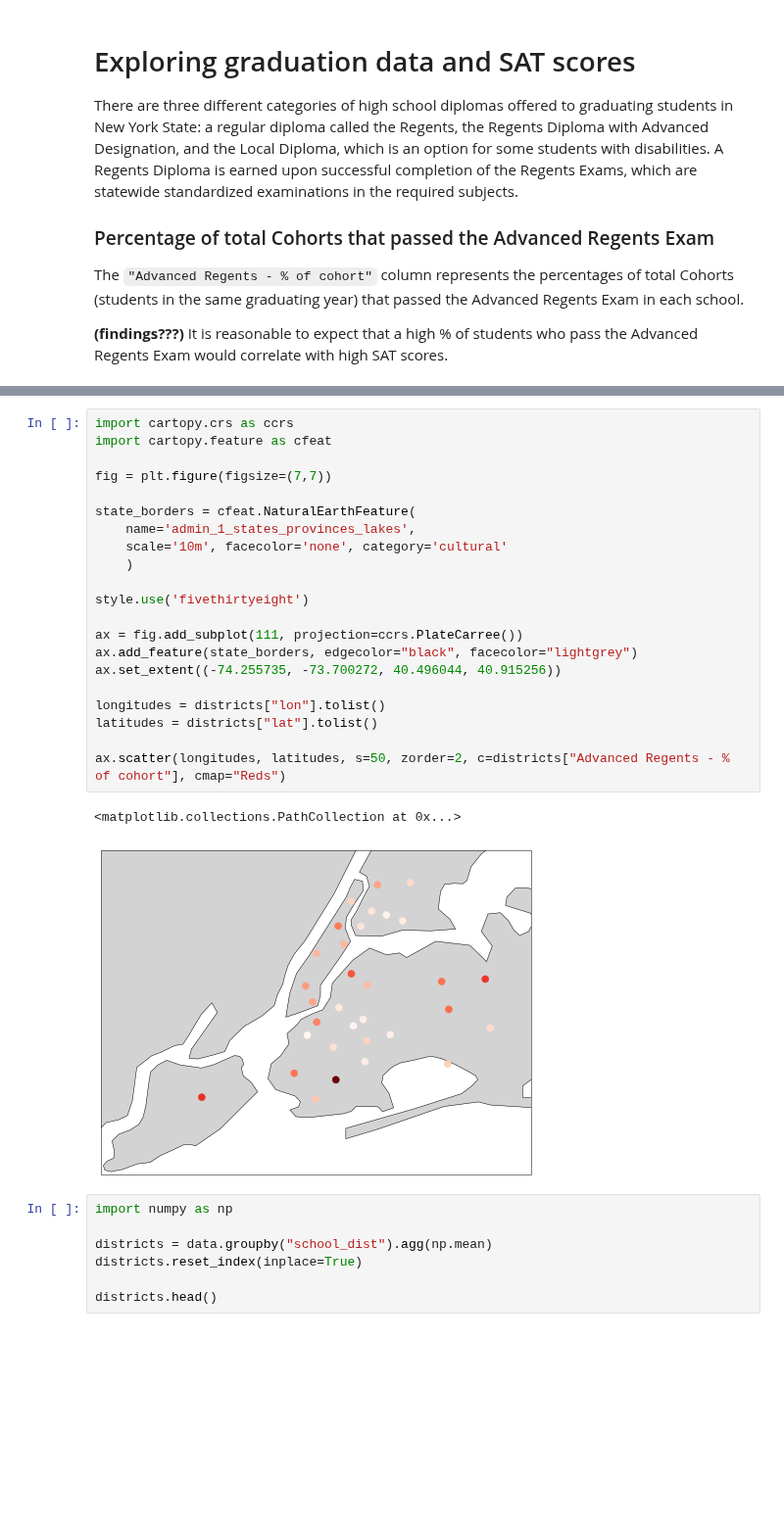
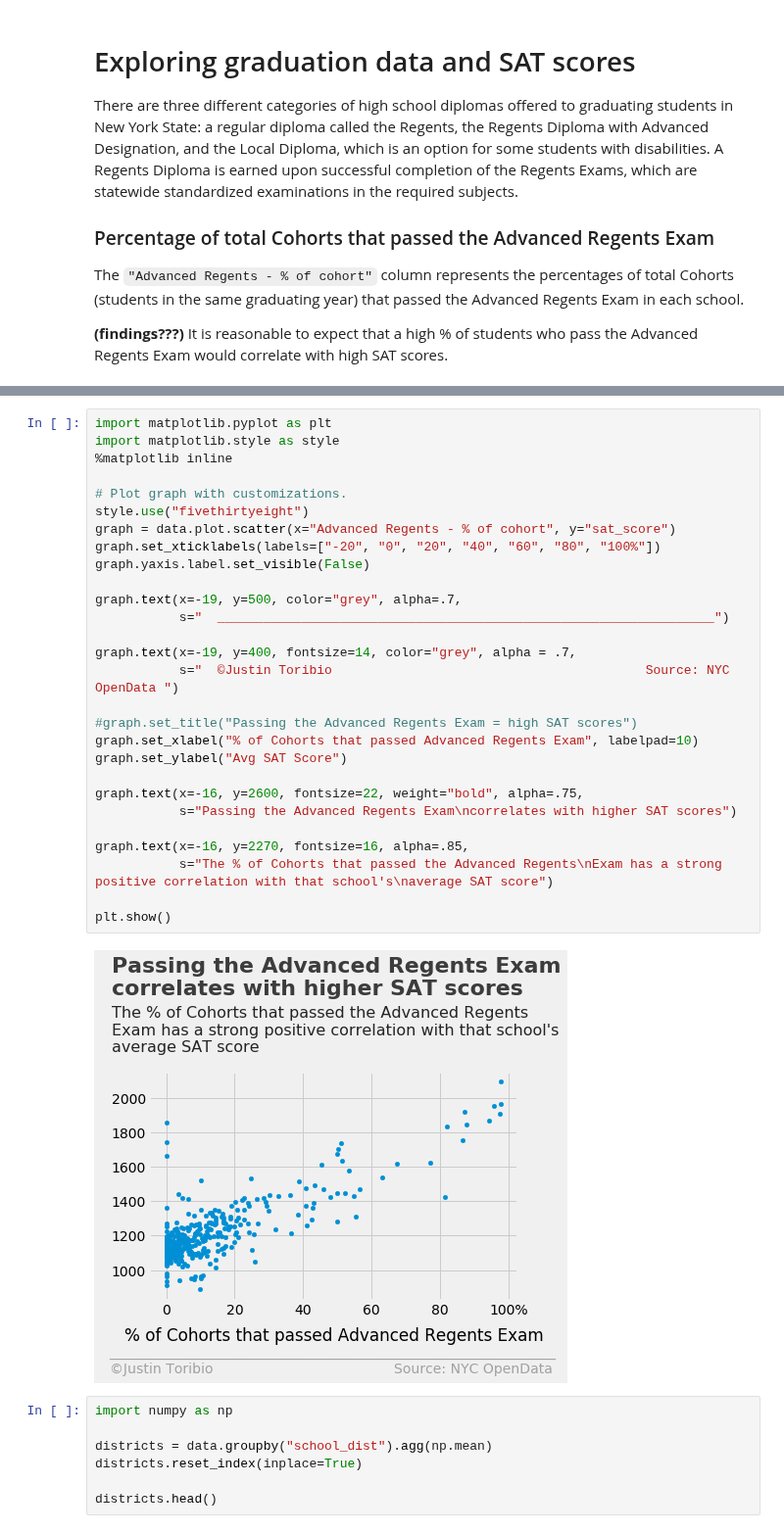
Before and after one commit to JustinToribio/analyzing-the-sat, a Jupyter notebook: notebooks/1.0-jt-analyze-the-sat.ipynb, the cells around one changed output, grey strips where cells are left out. Shown at 98% size. Saved outputs shown, nothing was run; the diff lists cells and outputs as text; blank space fills up the shorter version.

```diff
--- a/notebooks/1.0-jt-analyze-the-sat.ipynb
+++ b/notebooks/1.0-jt-analyze-the-sat.ipynb
@@ -139,27 +128,33 @@ Text(0.5, 1.0, '% that pass Advanced Regents Exam vs SAT scores')
-# %%
-import cartopy.crs as ccrs
-import cartopy.feature as cfeat
-
-fig = plt.figure(figsize=(7,7))
-
-state_borders = cfeat.NaturalEarthFeature(
-    name='admin_1_states_provinces_lakes',
-    scale='10m', facecolor='none', category='cultural'
-    )
-
-style.use('fivethirtyeight')
-
-ax = fig.add_subplot(111, projection=ccrs.PlateCarree())
-ax.add_feature(state_borders, edgecolor="black", facecolor="lightgrey")
-ax.set_extent((-74.255735, -73.700272, 40.496044, 40.915256))
-
-longitudes = districts["lon"].tolist()
-latitudes = districts["lat"].tolist()
-
-ax.scatter(longitudes, latitudes, s=50, zorder=2, c=districts["Advanced Regents - % of cohort"], cmap="Reds")
-# %% [output]
-<matplotlib.collections.PathCollection at 0x...>
-[figure, removed]
+# %%
+import matplotlib.pyplot as plt
+import matplotlib.style as style
+%matplotlib inline
+
+# Plot graph with customizations.
+style.use("fivethirtyeight")
+graph = data.plot.scatter(x="Advanced Regents - % of cohort", y="sat_score")
+graph.set_xticklabels(labels=["-20", "0", "20", "40", "60", "80", "100%"])
+graph.yaxis.label.set_visible(False)
+
+graph.text(x=-19, y=500, color="grey", alpha=.7,
+           s="  _________________________________________________________________")
+
+graph.text(x=-19, y=400, fontsize=14, color="grey", alpha = .7,
+           s="  ©Justin Toribio                                         Source: NYC OpenData ")
+
+#graph.set_title("Passing the Advanced Regents Exam = high SAT scores")
+graph.set_xlabel("% of Cohorts that passed Advanced Regents Exam", labelpad=10)
+graph.set_ylabel("Avg SAT Score")
+
+graph.text(x=-16, y=2600, fontsize=22, weight="bold", alpha=.75,
+           s="Passing the Advanced Regents Exam\ncorrelates with higher SAT scores")
+
+graph.text(x=-16, y=2270, fontsize=16, alpha=.85,
+           s="The % of Cohorts that passed the Advanced Regents\nExam has a strong positive correlation with that school's\naverage SAT score")
+
+plt.show()
+# %% [output]
+[figure, added]
 # %%
 import numpy as np
 
```
Also changed, not shown: parts of 2 cells of this notebook.
